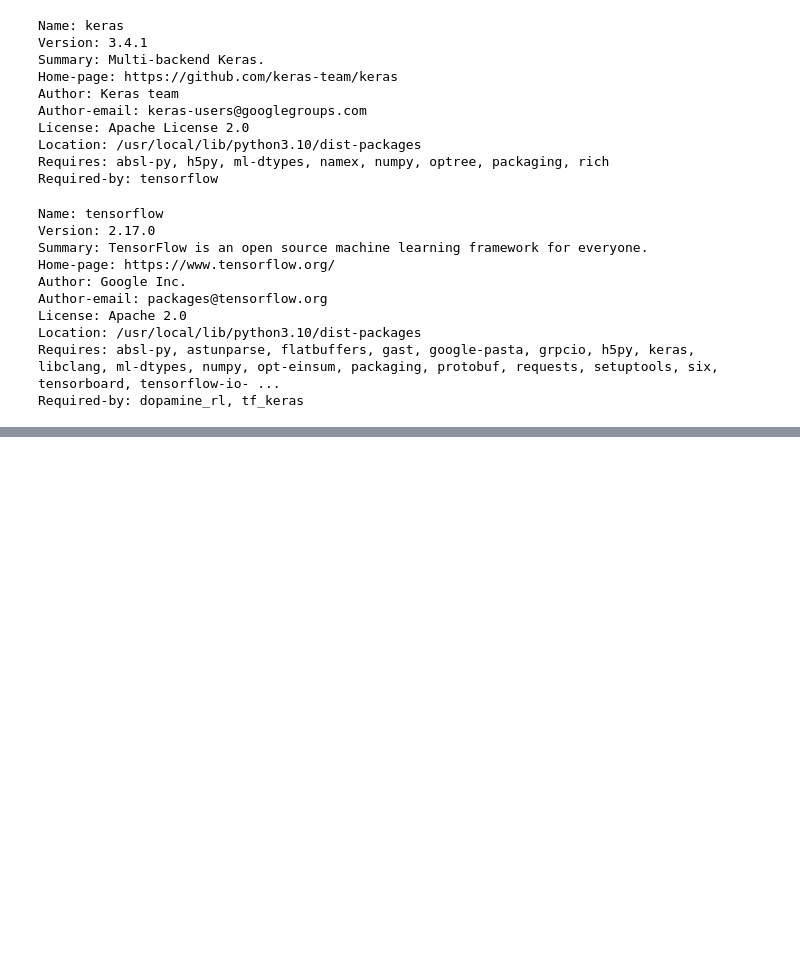
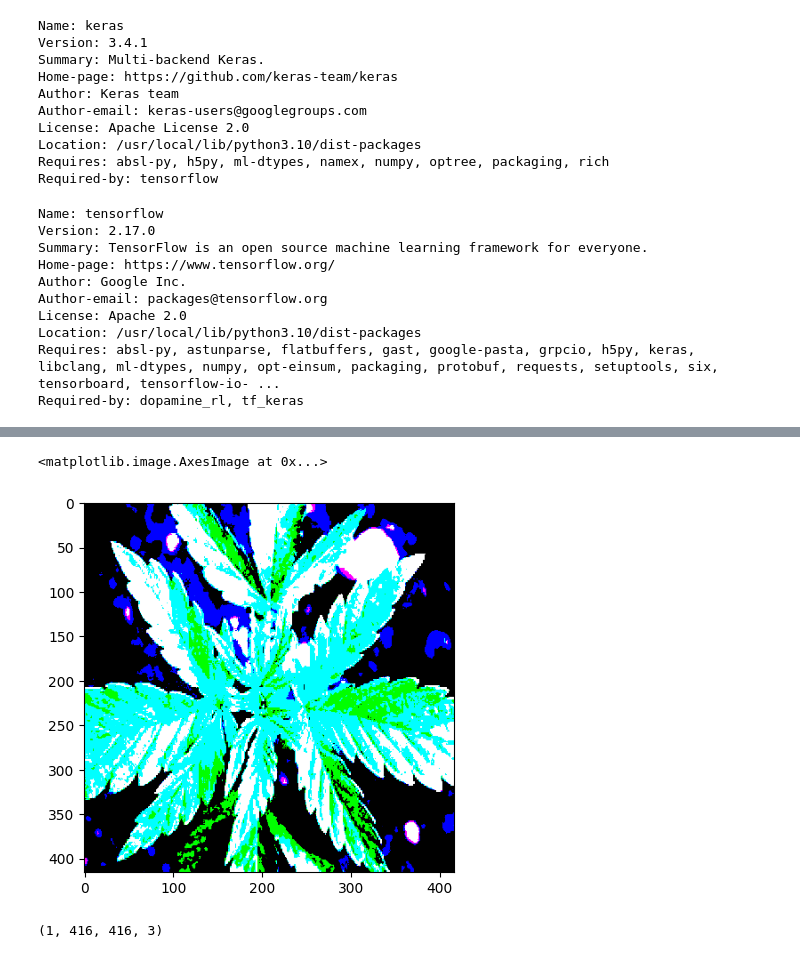
Before and after one commit to gogifemi/cannabis-health-diagnosis, a Jupyter notebook: Running_model.ipynb, the cells around one changed output, grey strips where cells are left out. Cells and saved outputs as stored; diff of their text form; code cells hidden in the pictures; blank space fills up the shorter version.

```diff
--- a/Running_model.ipynb
+++ b/Running_model.ipynb
@@ -239,0 +268,2 @@ model_tf.fit(train_data_gen,
+# %%
+img = image.load_img('/content/cannabis-health-diagnosis/data/test/Iron Deficiency/OIP-TTkrZNaBd4uI2Wv-iSjDMgHaE7_jpg.rf.910c110b1c5e9d6332fc268cb5ea281e.jpg',target_size=(416,416))
@@ -239,0 +272,3 @@ model_tf.fit(train_data_gen,
+# %%
+img = np.expand_dims(img,axis=0) # or img = img.reshape(1,224,224,3)
+img = preprocess_input(img)
@@ -239,0 +287,3 @@ model_tf.fit(train_data_gen,
+# %%
+plt.imshow(img[0])
+# %% [output]
@@ -239,0 +291,6 @@ model_tf.fit(train_data_gen,
+<matplotlib.image.AxesImage at 0x...>
+[figure, added]
+# %%
+img.shape
+# %% [output]
+(1, 416, 416, 3)
```
Also changed, not shown: parts of 19 cells of this notebook.
